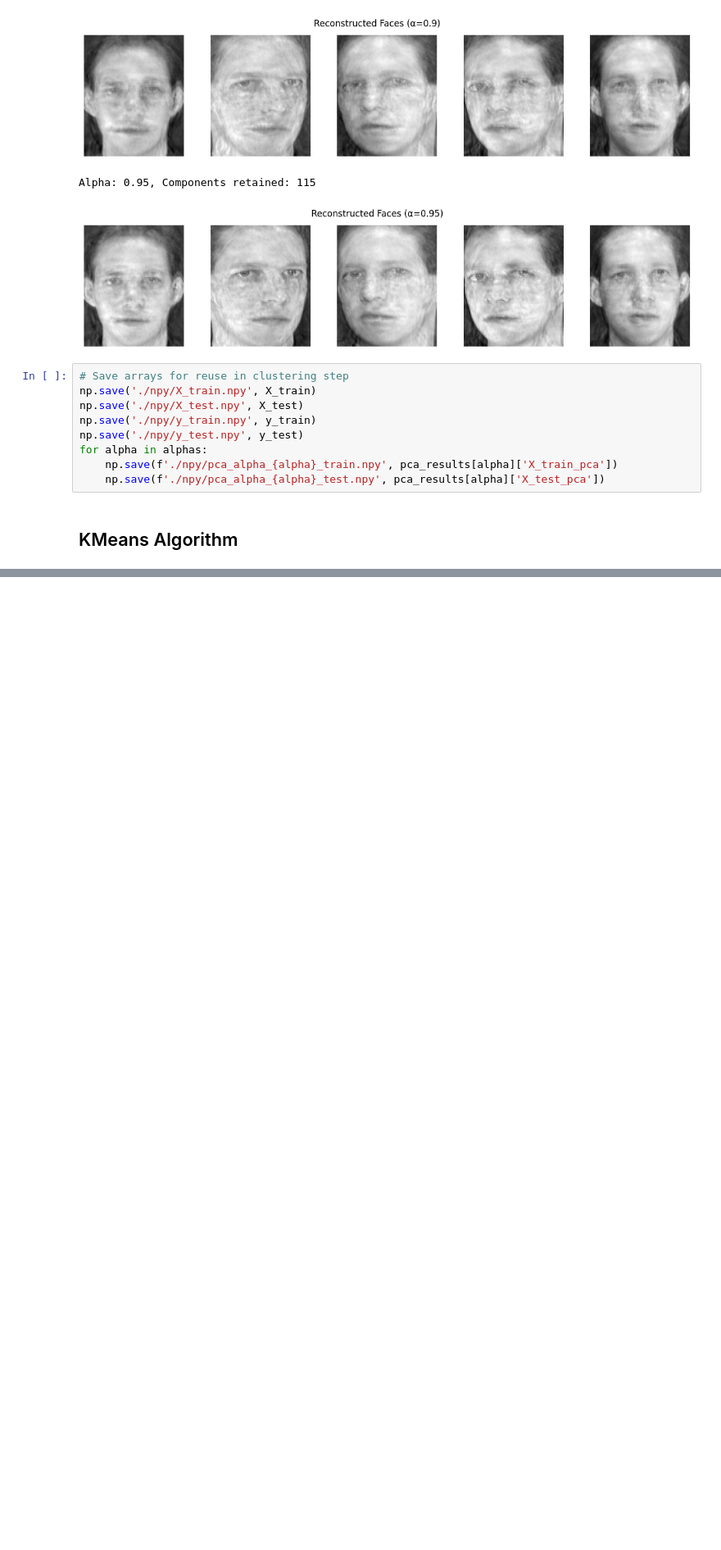
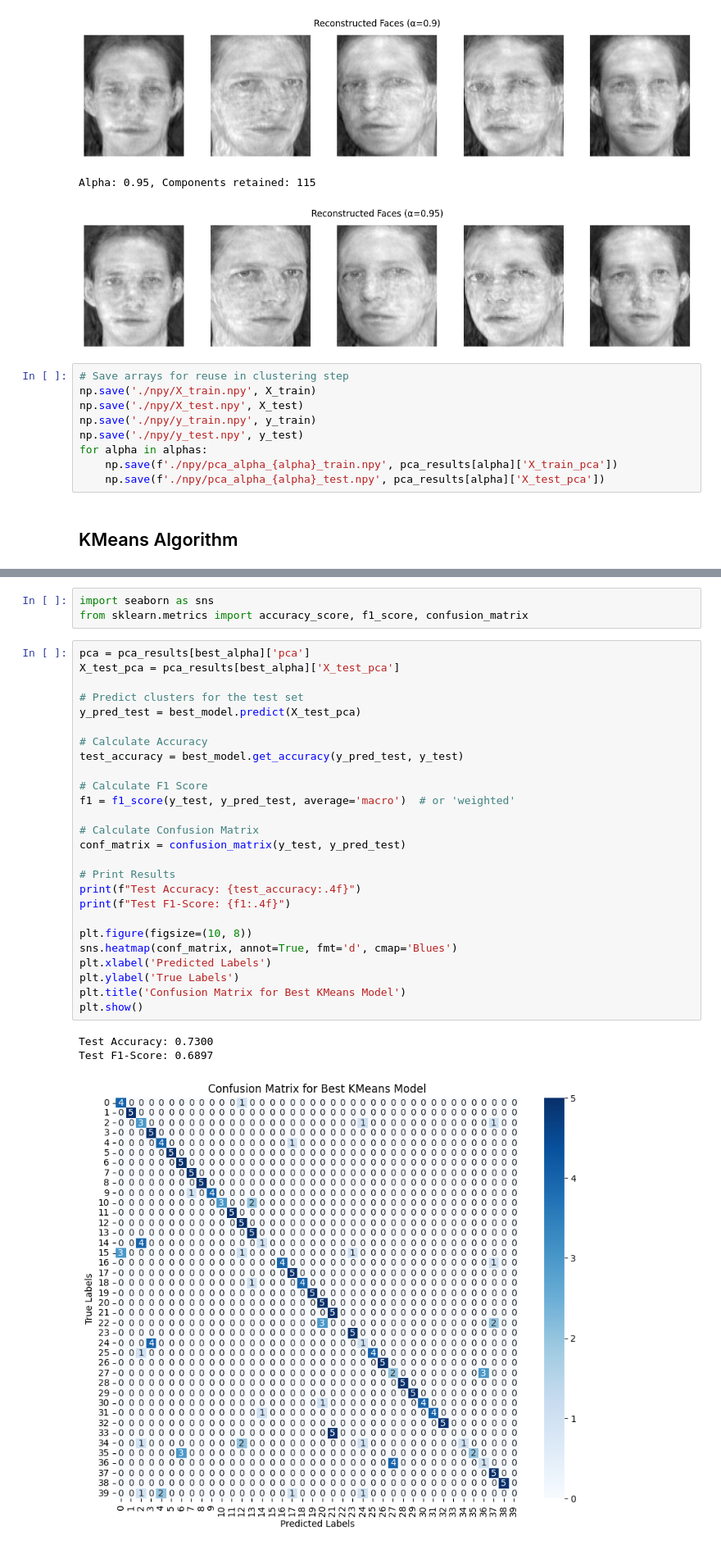
Before and after one commit to MostafaElKaranshawy/Face_Recognition_Problem, a Jupyter notebook: FaceRecognition.ipynb, the cells around one changed output, grey strips where cells are left out. Shown at 82% size. Cells and saved outputs as stored; diff of their text form; blank space fills up the shorter version.

```diff
--- a/FaceRecognition.ipynb
+++ b/FaceRecognition.ipynb
@@ -132,0 +171,33 @@ Alpha: 0.95, K: 60, Trainning Accuracy: 0.71, Testing Accuracy: 0.66
+# %%
+import seaborn as sns
+from sklearn.metrics import accuracy_score, f1_score, confusion_matrix
+# %%
+pca = pca_results[best_alpha]['pca']
+X_test_pca = pca_results[best_alpha]['X_test_pca']
+
+# Predict clusters for the test set
+y_pred_test = best_model.predict(X_test_pca)
+
+# Calculate Accuracy
+test_accuracy = best_model.get_accuracy(y_pred_test, y_test)
+
+# Calculate F1 Score
+f1 = f1_score(y_test, y_pred_test, average='macro')  # or 'weighted'
+
+# Calculate Confusion Matrix
+conf_matrix = confusion_matrix(y_test, y_pred_test)
+
+# Print Results
+print(f"Test Accuracy: {test_accuracy:.4f}")
+print(f"Test F1-Score: {f1:.4f}")
+
+plt.figure(figsize=(10, 8))
+sns.heatmap(conf_matrix, annot=True, fmt='d', cmap='Blues')
+plt.xlabel('Predicted Labels')
+plt.ylabel('True Labels')
+plt.title('Confusion Matrix for Best KMeans Model')
+plt.show()
+# %% [output]
+Test Accuracy: 0.7300
+Test F1-Score: 0.6897
+[figure, added]
```
Also changed, not shown: parts of 5 cells of this notebook.
